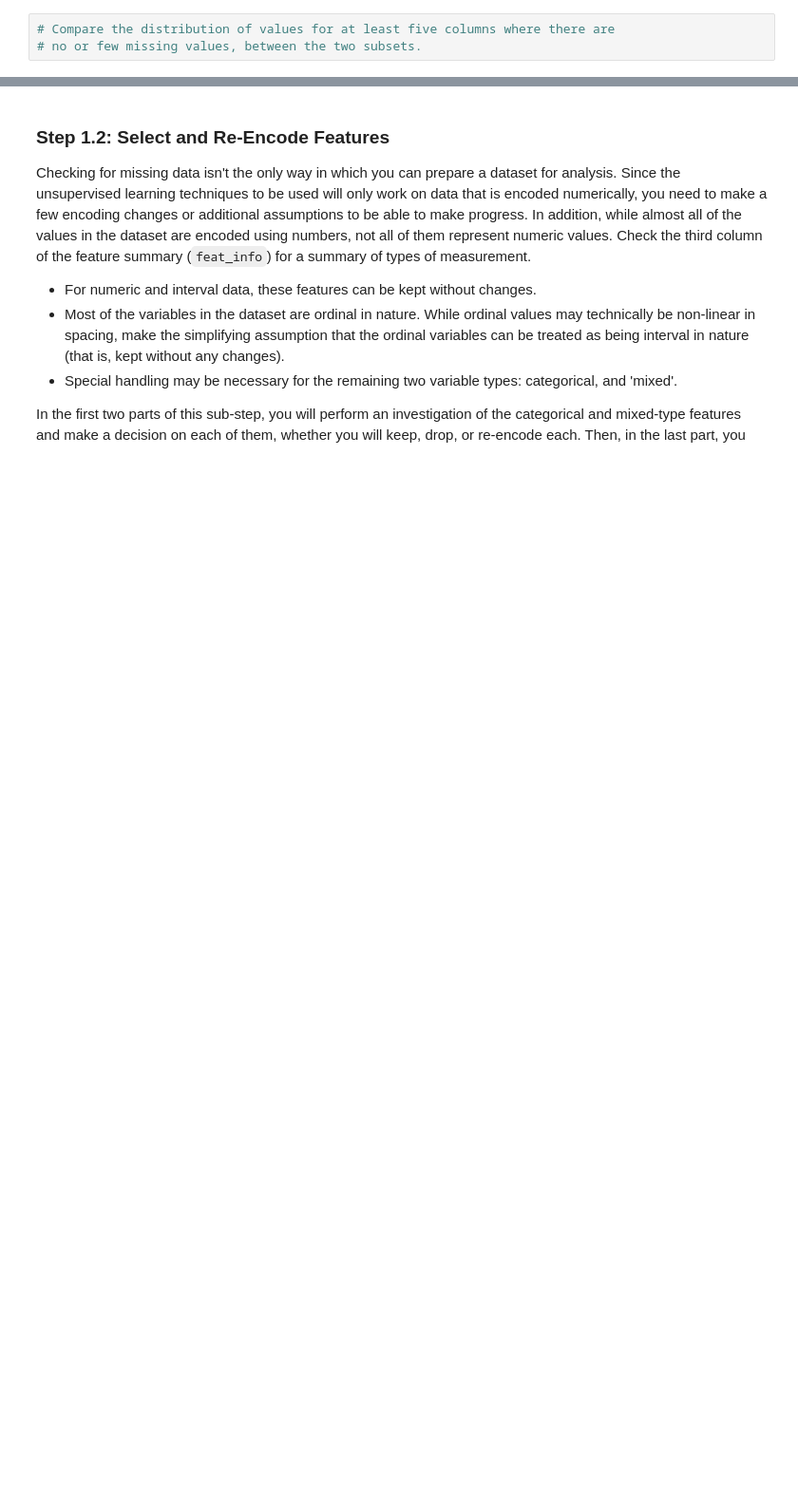
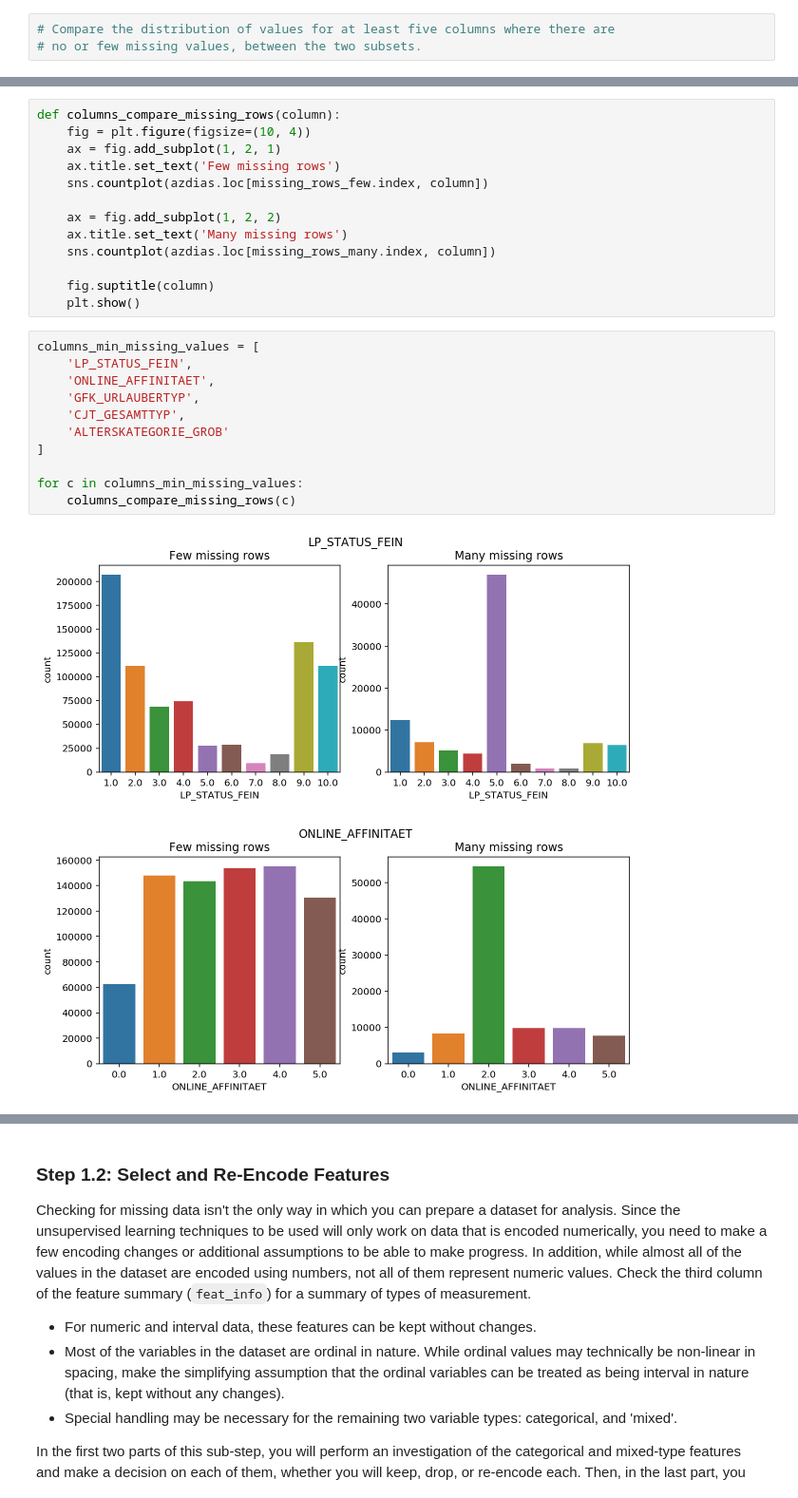
Before and after one commit to jkielbaey/mlnd-customer-segments, a Jupyter notebook: Identify_Customer_Segments.ipynb, the cells around one changed output, grey strips where cells are left out. Shown at 95% size. Cells and saved outputs as stored; diff of their text form; blank space fills up the shorter version.

```diff
--- a/Identify_Customer_Segments.ipynb
+++ b/Identify_Customer_Segments.ipynb
@@ -98,0 +391,27 @@ Depending on what you observe in your comparison, this will have implications on
+# %%
+def columns_compare_missing_rows(column):
+    fig = plt.figure(figsize=(10, 4))
+    ax = fig.add_subplot(1, 2, 1)
+    ax.title.set_text('Few missing rows')
+    sns.countplot(azdias.loc[missing_rows_few.index, column])
+
+    ax = fig.add_subplot(1, 2, 2)
+    ax.title.set_text('Many missing rows')
+    sns.countplot(azdias.loc[missing_rows_many.index, column])
+
+    fig.suptitle(column)
+    plt.show()
+# %%
+columns_min_missing_values = [
+    'LP_STATUS_FEIN',
+    'ONLINE_AFFINITAET',
+    'GFK_URLAUBERTYP',
+    'CJT_GESAMTTYP',
+    'ALTERSKATEGORIE_GROB'
+]
+
+for c in columns_min_missing_values:
+    columns_compare_missing_rows(c)
+# %% [output]
+[figure, added]
+[figure, added]
```
Also changed, not shown: parts of 114 cells of this notebook.
